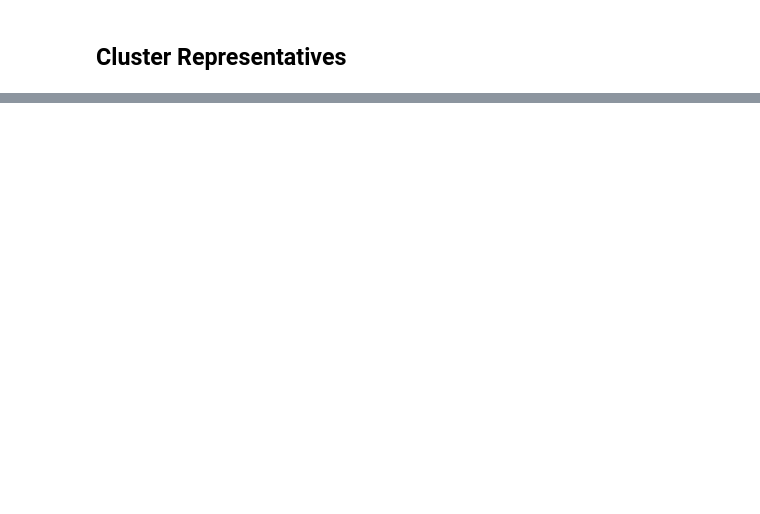
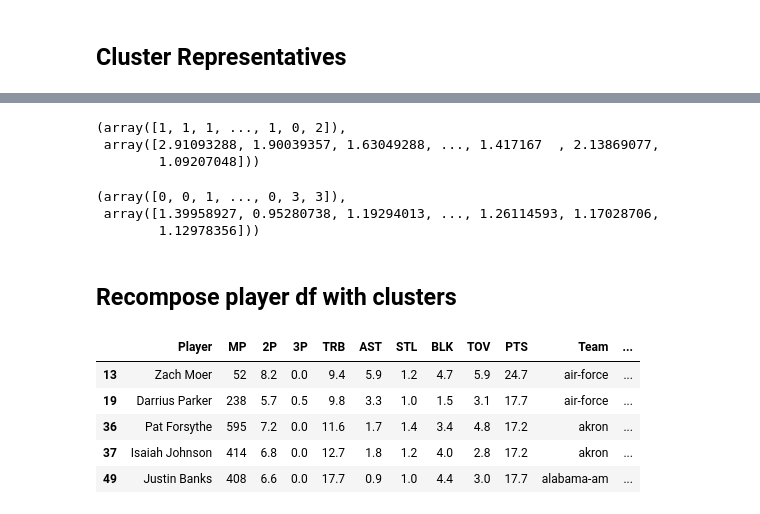
Before and after one commit to scostello28/Bracket-Buster, a Jupyter notebook: notebooks/Clustering2.ipynb, the cells around one changed output, grey strips where cells are left out. Drawn from its saved outputs; the diff is of its cells as text; code cells hidden in the pictures; blank space fills up the shorter version.

```diff
--- a/notebooks/Clustering2.ipynb
+++ b/notebooks/Clustering2.ipynb
@@ -275,3 +275,5 @@ array([['TRB', 'BLK', 'Height'],
+# %%
+center_labels_dict = {0: 'All Team Centers', 1: 'B Team Centers', 2: 'Shooting Centers'}
 # %%
 #sorting to get top 10 feature indexes for each centroid
 fcluster_ind = np.argsort(fcluster_centers, axis=1)
@@ -574,0 +611,26 @@ centroid_rep(X_c, ccluster_centers)
+# %%
+centroid_rep(X_f, fcluster_centers)
+# %% [output]
+(array([1, 1, 1, ..., 1, 0, 2]),
+ array([2.91093288, 1.90039357, 1.63049288, ..., 1.417167  , 2.13869077,
+        1.09207048]))
+# %%
+centroid_rep(X_g, gcluster_centers)
+# %% [output]
+(array([0, 0, 1, ..., 0, 3, 3]),
+ array([1.39958927, 0.95280738, 1.19294013, ..., 1.26114593, 1.17028706,
+        1.12978356]))
+# %% [markdown]
+## Recompose player df with clusters
+# %%
+centers_df = c_df_r
+centers_df['Cluster'] = cclusters
+centers_df['Cluster_names'] = centers_df['Cluster'].map(center_labels_dict)
+centers_df.head()
+# %% [output]
+|  | Player | MP | 2P | 3P | TRB | AST | STL | BLK | TOV | PTS | Team | ... |
+| 13 | Zach Moer | 52 | 8.2 | 0.0 | 9.4 | 5.9 | 1.2 | 4.7 | 5.9 | 24.7 | air-force | ... |
+| 19 | Darrius Parker | 238 | 5.7 | 0.5 | 9.8 | 3.3 | 1.0 | 1.5 | 3.1 | 17.7 | air-force | ... |
+| 36 | Pat Forsythe | 595 | 7.2 | 0.0 | 11.6 | 1.7 | 1.4 | 3.4 | 4.8 | 17.2 | akron | ... |
+| 37 | Isaiah Johnson | 414 | 6.8 | 0.0 | 12.7 | 1.8 | 1.2 | 4.0 | 2.8 | 17.2 | akron | ... |
+| 49 | Justin Banks | 408 | 6.6 | 0.0 | 17.7 | 0.9 | 1.0 | 4.4 | 3.0 | 17.7 | alabama-am | ... |
```
Also changed, not shown: parts of 54 cells of this notebook, 23 other files.
